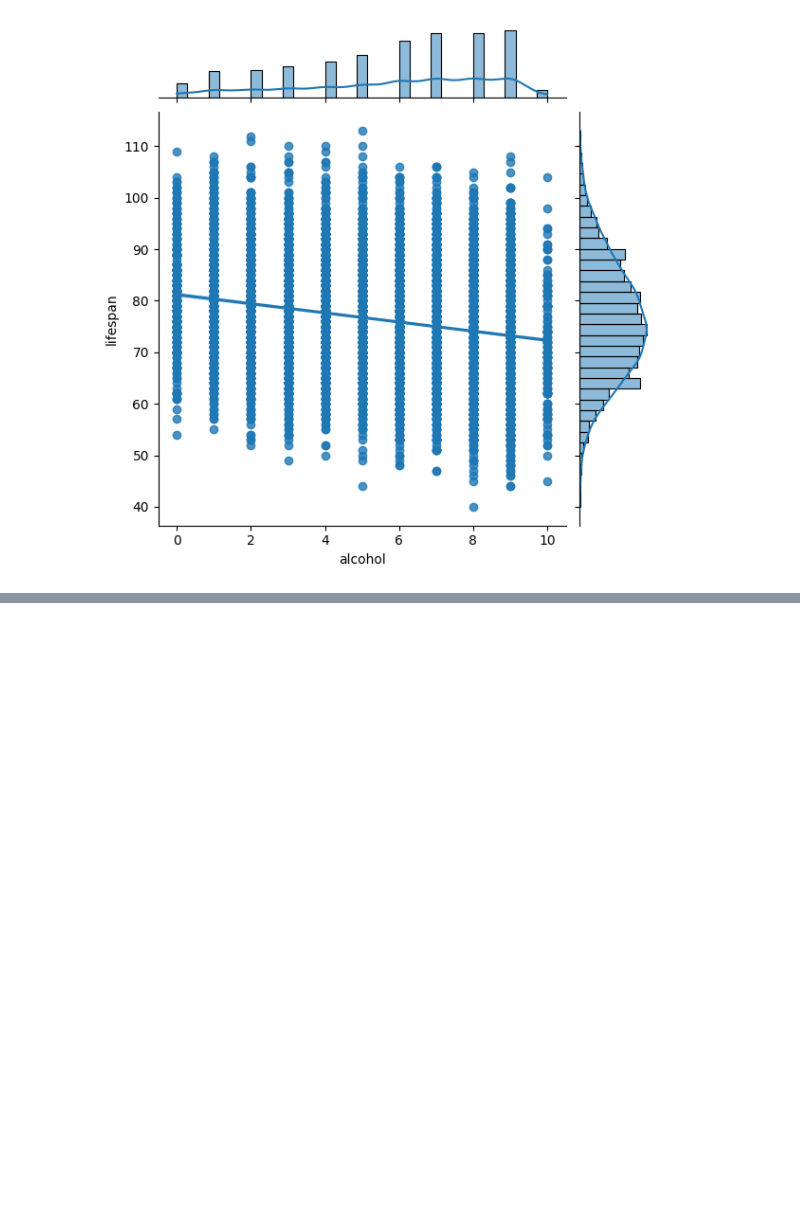
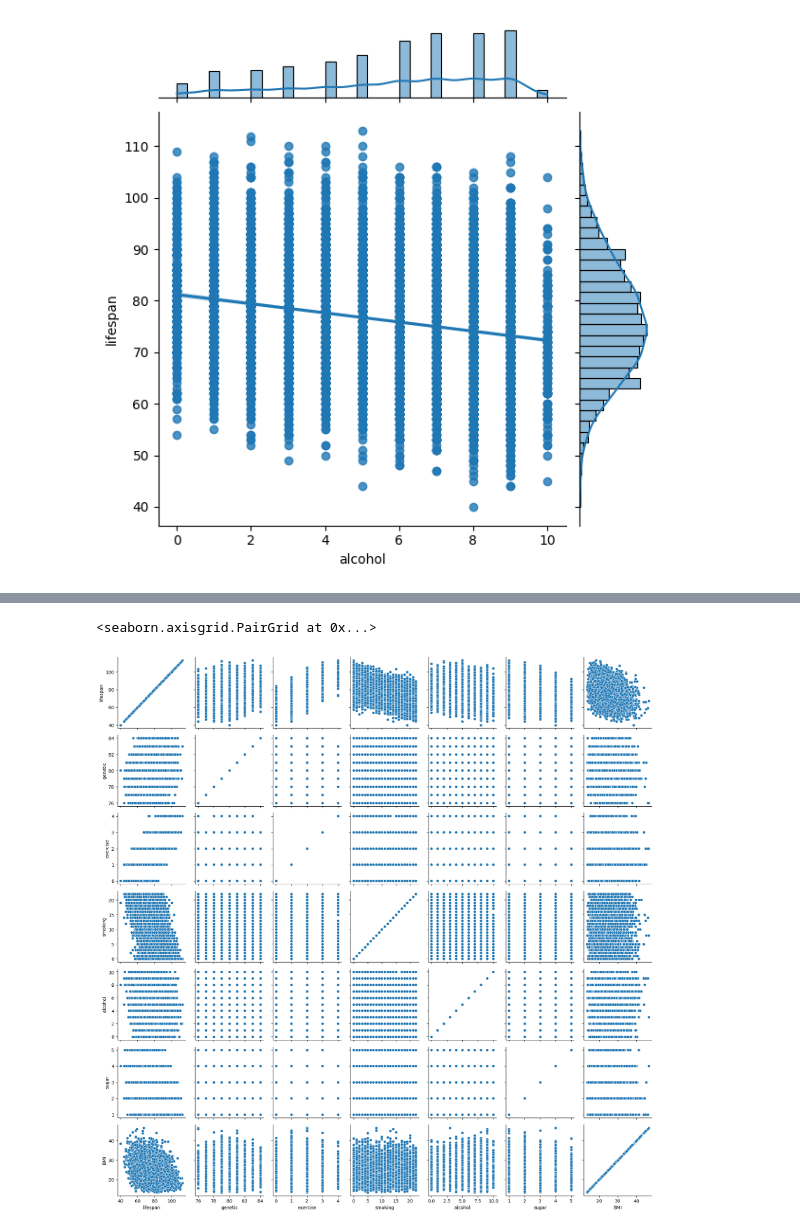
Before and after one commit to TinkerFrank/healthapp, a Jupyter notebook: PoissonRegression.ipynb, the cells around one changed output, grey strips where cells are left out. Cells and saved outputs as stored; diff of their text form; code cells hidden in the pictures; blank space fills up the shorter version.

```diff
--- a/PoissonRegression.ipynb
+++ b/PoissonRegression.ipynb
@@ -53,3 +77,9 @@ sns.jointplot(data=analysis_df, x="alcohol", y="lifespan",marginal_kws=dict(bins
+# %%
+g = sns.PairGrid(analysis_df)
+g.map(sns.scatterplot)
+# %% [output]
+<seaborn.axisgrid.PairGrid at 0x...>
+[figure, added]
 # %%
 from sklearn.linear_model import PoissonRegressor
 from sklearn.model_selection import train_test_split
```
Also changed, not shown: parts of 8 cells of this notebook, 2 other files.
